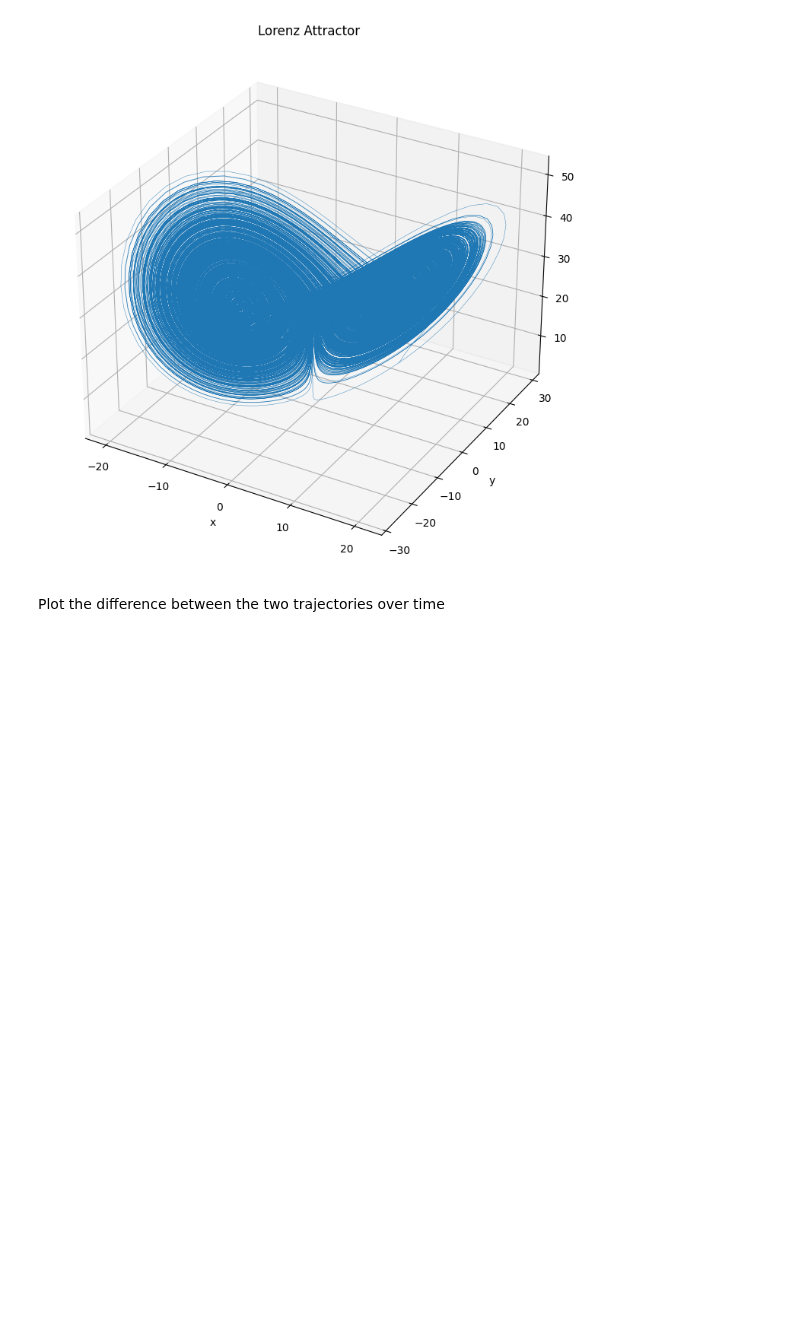
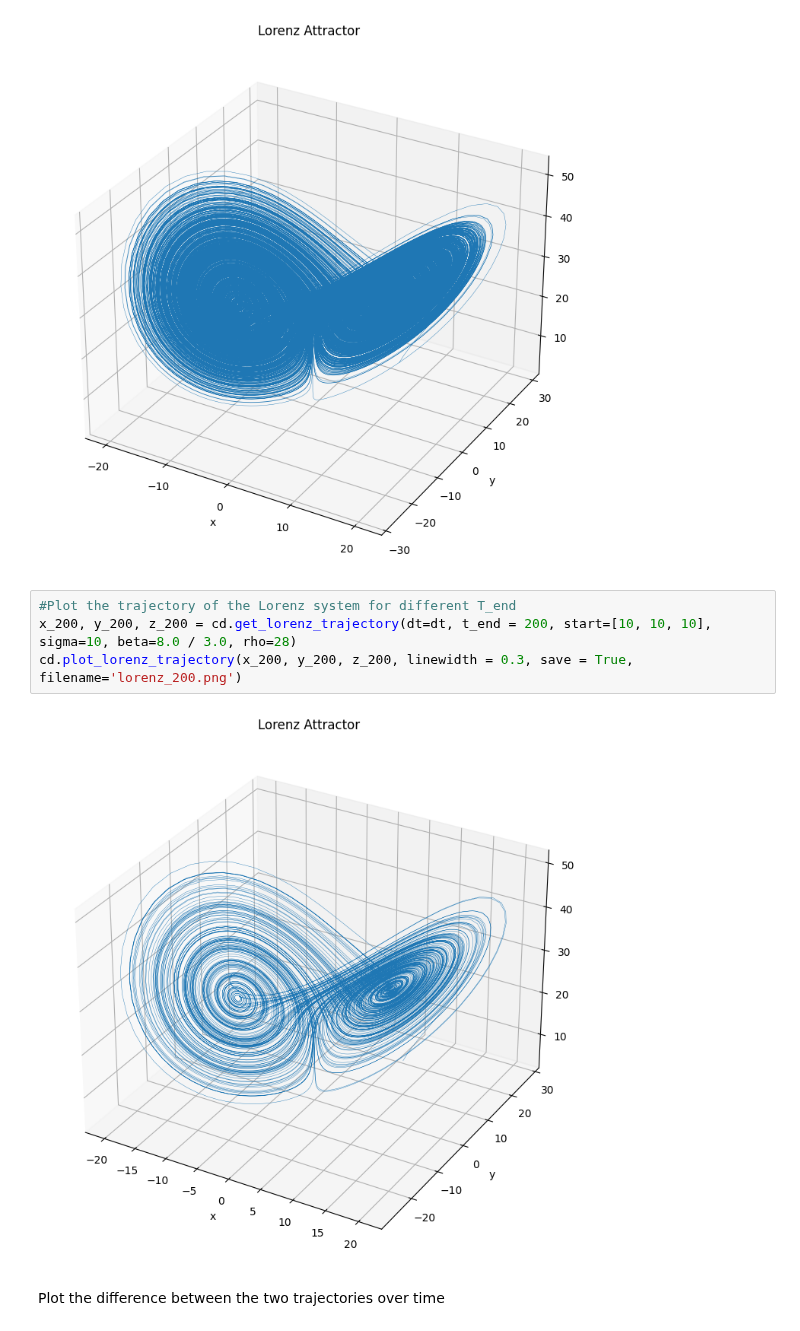
Before and after one commit to parimsuka/crowd-modeling-and-simulation, a Jupyter notebook: exercise4/Task4/bifurc_plots.ipynb, the cells around one changed output. Saved outputs shown, nothing was run; the diff lists cells and outputs as text; blank space fills up the shorter version.

Commit message:
Added lorenz with t=200

```diff
--- a/exercise4/Task4/bifurc_plots.ipynb
+++ b/exercise4/Task4/bifurc_plots.ipynb
@@ -36,6 +36,12 @@ cd.plot_lorenz_trajectory(x2, y2, z2, linewidth = 0.3, save = False, filename='l
 # %% [output]
 [figure]
 [figure]
+# %%
+#Plot the trajectory of the Lorenz system for different T_end
+x_200, y_200, z_200 = cd.get_lorenz_trajectory(dt=dt, t_end = 200, start=[10, 10, 10], sigma=10, beta=8.0 / 3.0, rho=28)
+cd.plot_lorenz_trajectory(x_200, y_200, z_200, linewidth = 0.3, save = True, filename='lorenz_200.png')
+# %% [output]
+[figure, added]
 # %% [markdown]
 Plot the difference between the two trajectories over time
 # %%
```
